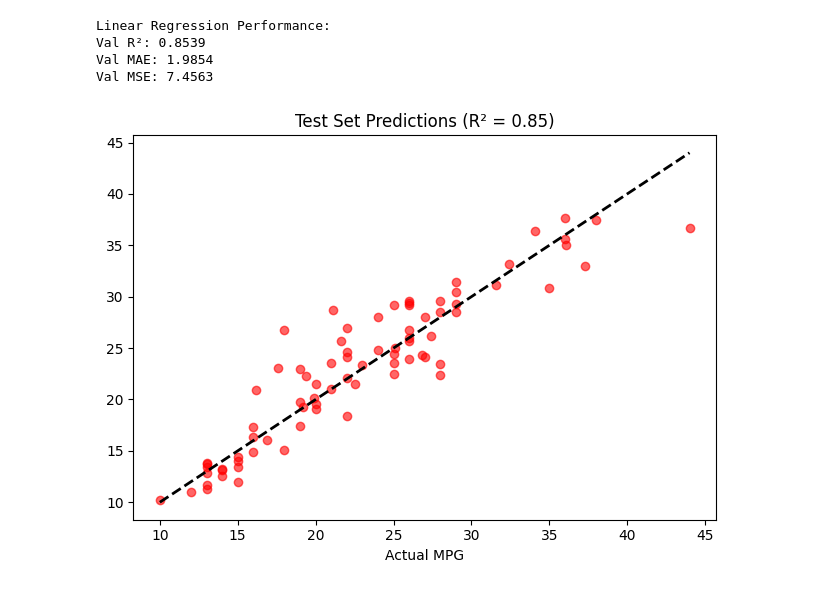
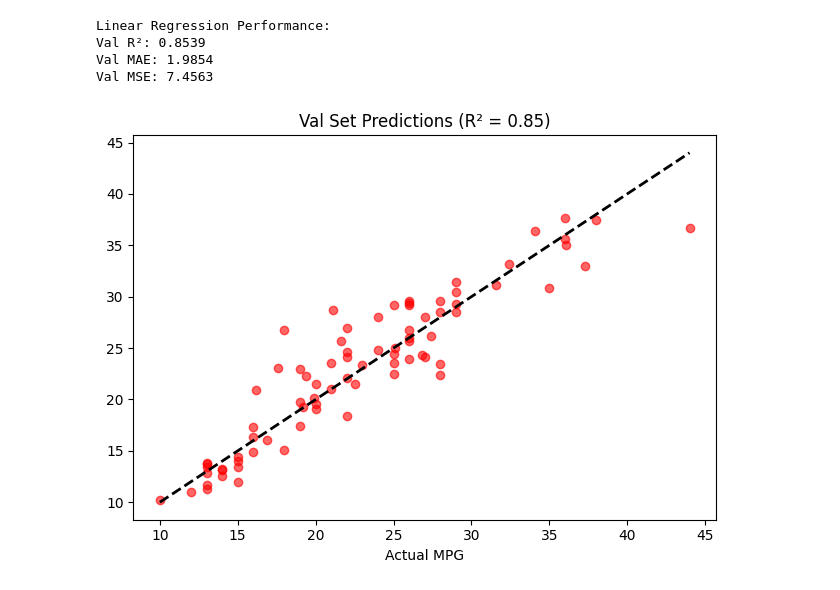
Before and after one commit to nnyazdani92/machine_learning_portfolio, a Jupyter notebook: AutoMPG Tabular Physics Inspired DNN/wave_regression.ipynb, the cells around one changed output. Cells and saved outputs as stored; diff of their text form; code cells hidden in the pictures.

Commit message:
Fix plot title

```diff
--- a/AutoMPG Tabular Physics Inspired DNN/wave_regression.ipynb
+++ b/AutoMPG Tabular Physics Inspired DNN/wave_regression.ipynb
@@ -268,11 +268,11 @@ Val MSE: 7.4563
 # %%
 plt.scatter(y_test_np, y_test_pred, alpha=0.6, color='red')
 plt.plot([y_test_np.min(), y_test_np.max()],
          [y_test_np.min(), y_test_np.max()], 'k--', lw=2)
-plt.title(f'Test Set Predictions (R² = {test_r2:.2f})')
+plt.title(f'Val Set Predictions (R² = {test_r2:.2f})')
 plt.xlabel('Actual MPG')
 
 plt.tight_layout()
 plt.show()
 # %% [output]
-[figure, old version]
+[figure, new version]
```
